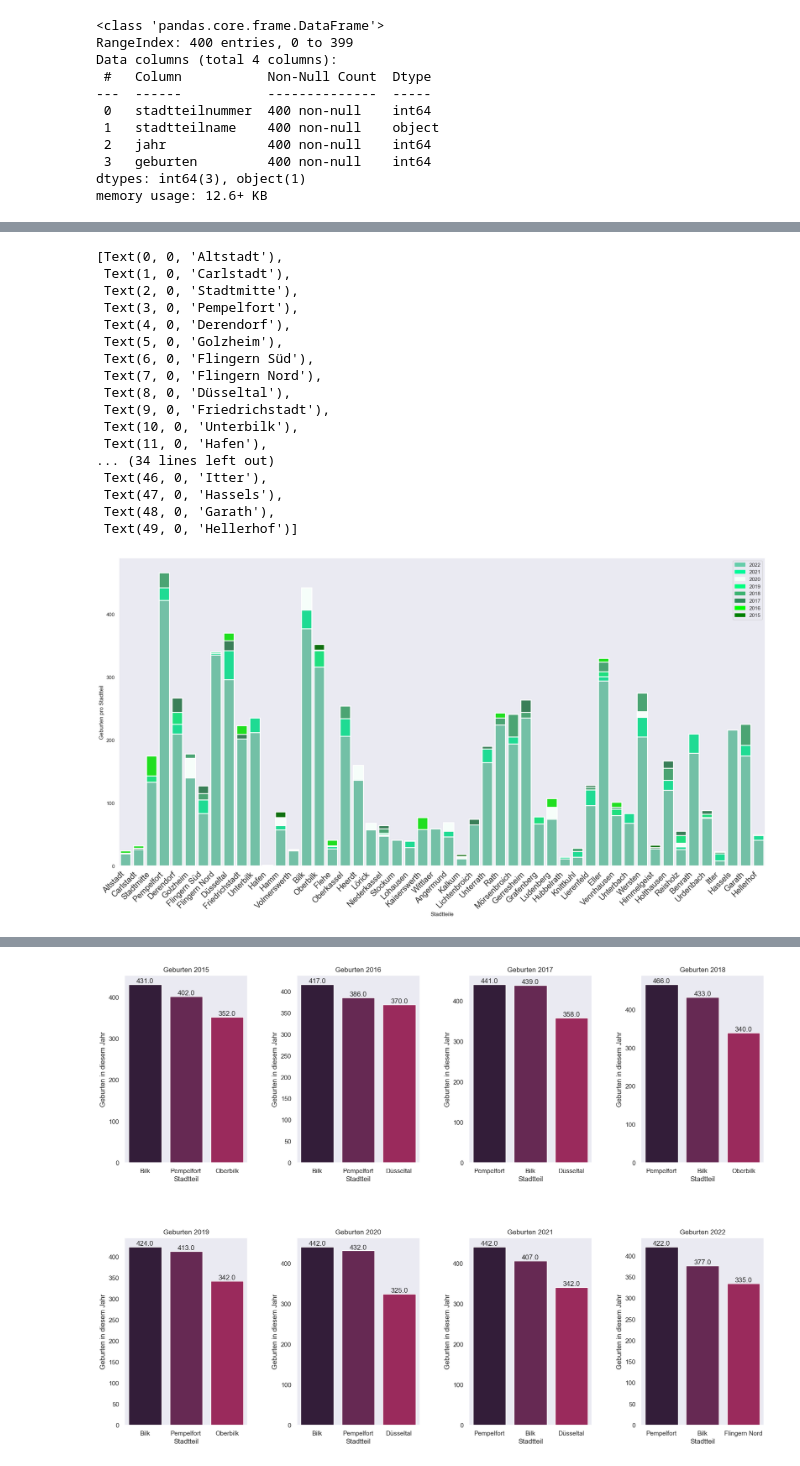
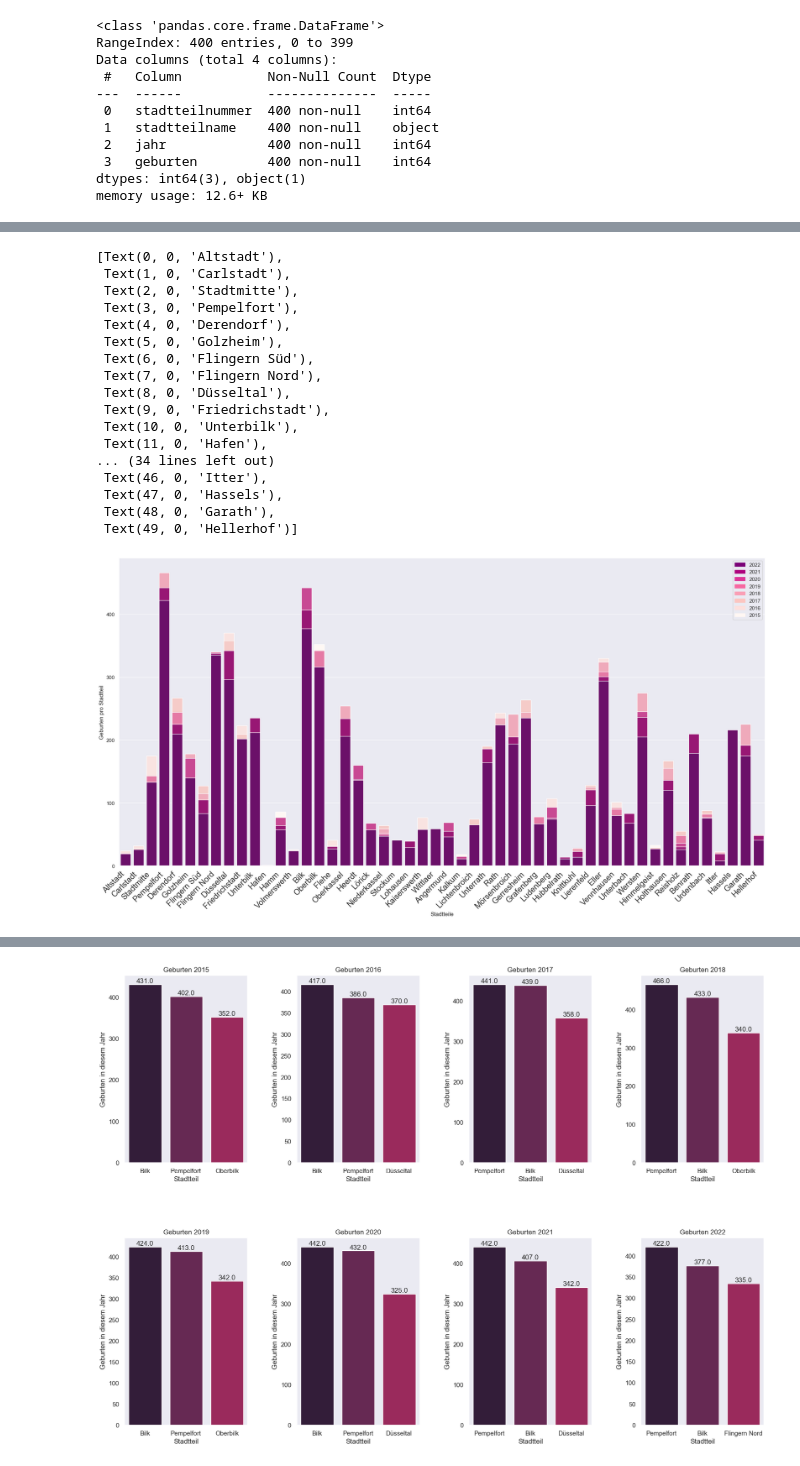
Before and after one commit to Drenaix/Births-in-Duesseldorf-2015-to-2022, a Jupyter notebook: geburten.ipynb, the cells around one changed output, grey strips where cells are left out. Saved outputs shown, nothing was run; the diff lists cells and outputs as text; code cells hidden in the pictures.

Commit message:
Changed Colors and added some Details

```diff
--- a/geburten.ipynb
+++ b/geburten.ipynb
@@ -50,0 +47,10 @@ sns.histplot(data=df, x="geburten")
+# %%
+sns.set_theme(style="darkgrid")
+sns.set_palette("rocket")
+mean = df.geburten.mean()
+
+plt.figure(figsize=(20,10))
+sns.histplot(data=df, x="geburten", bins=20)
+plt.xlabel("Geburten")
+plt.ylabel("Anzahl an Geburten")
+plt.title("Verteilung der Geburten Anzahl")
@@ -91,49 +99,49 @@ geburten_total = df.groupby("stadtteilname").sum().reset_index()
 # %%
-sns.set_theme(style='dark')
+sns.set_theme(style='darkgrid')
 plt.figure(figsize=(25,12))
-box = sns.barplot(data=df15, x="stadtteilname", y="geburten", color="green",linewidth=2)
-sns.barplot(data=df16, x="stadtteilname", y="geburten", color="lime",linewidth=2)
-sns.barplot(data=df17, x="stadtteilname", y="geburten", color="seagreen",linewidth=2)
-sns.barplot(data=df18, x="stadtteilname", y="geburten", color="mediumseagreen",linewidth=2)
-sns.barplot(data=df19, x="stadtteilname", y="geburten", color="springgreen",linewidth=2)
-sns.barplot(data=df20, x="stadtteilname", y="geburten", color="mintcream",linewidth=2)
-sns.barplot(data=df21, x="stadtteilname", y="geburten", color="mediumspringgreen",linewidth=2)
-sns.barplot(data=df22, x="stadtteilname", y="geburten", color="mediumaquamarine",linewidth=2)
-df15l = mpatches.Patch(color="green", label="2015")
-df16l = mpatches.Patch(color="lime", label="2016")
-df17l = mpatches.Patch(color="seagreen", label="2017")
-df18l = mpatches.Patch(color="mediumseagreen", label="2018")
-df19l = mpatches.Patch(color="springgreen", label="2019")
-df20l = mpatches.Patch(color="mintcream", label="2020")
-df21l = mpatches.Patch(color="mediumspringgreen", label="2021")
-df22l = mpatches.Patch(color="mediumaquamarine", label="2022")
+box = sns.barplot(data=df15, x="stadtteilname", y="geburten", color="#fff7f3")
+sns.barplot(data=df16, x="stadtteilname", y="geburten", color="#fde0dd")
+sns.barplot(data=df17, x="stadtteilname", y="geburten", color="#fcc5c0")
+sns.barplot(data=df18, x="stadtteilname", y="geburten", color="#fa9fb5")
+sns.barplot(data=df19, x="stadtteilname", y="geburten", color="#f768a1")
+sns.barplot(data=df20, x="stadtteilname", y="geburten", color="#dd3497")
+sns.barplot(data=df21, x="stadtteilname", y="geburten", color="#ae017e")
+sns.barplot(data=df22, x="stadtteilname", y="geburten", color="#7a0177")
+df15l = mpatches.Patch(color="#fff7f3", label="2015")
+df16l = mpatches.Patch(color="#fde0dd", label="2016")
+df17l = mpatches.Patch(color="#fcc5c0", label="2017")
+df18l = mpatches.Patch(color="#fa9fb5", label="2018")
+df19l = mpatches.Patch(color="#f768a1", label="2019")
+df20l = mpatches.Patch(color="#dd3497", label="2020")
+df21l = mpatches.Patch(color="#ae017e", label="2021")
+df22l = mpatches.Patch(color="#7a0177", label="2022")
 
 plt.xlabel("Stadtteile")
 plt.ylabel("Geburten pro Stadtteil")
 plt.legend(handles=[df22l,df21l,df20l,df19l,df18l,df17l,df16l,df15l])
 box.set_xticklabels(box.get_xticklabels(),
 rotation=45,
 horizontalalignment='right',
 fontsize='x-large')
 # %% [output]
 [Text(0, 0, 'Altstadt'),
  Text(1, 0, 'Carlstadt'),
  Text(2, 0, 'Stadtmitte'),
  Text(3, 0, 'Pempelfort'),
  Text(4, 0, 'Derendorf'),
  Text(5, 0, 'Golzheim'),
  Text(6, 0, 'Flingern Süd'),
  Text(7, 0, 'Flingern Nord'),
  Text(8, 0, 'Düsseltal'),
  Text(9, 0, 'Friedrichstadt'),
  Text(10, 0, 'Unterbilk'),
  Text(11, 0, 'Hafen'),
 ... (34 lines left out)
  Text(46, 0, 'Itter'),
  Text(47, 0, 'Hassels'),
  Text(48, 0, 'Garath'),
  Text(49, 0, 'Hellerhof')]
-[figure, old version]
+[figure, new version]
 # %%
 #plt.figure(figsize=(20,10))
 #plt.subplot(2,4,1)
```
Also changed, not shown: parts of 10 cells of this notebook.
